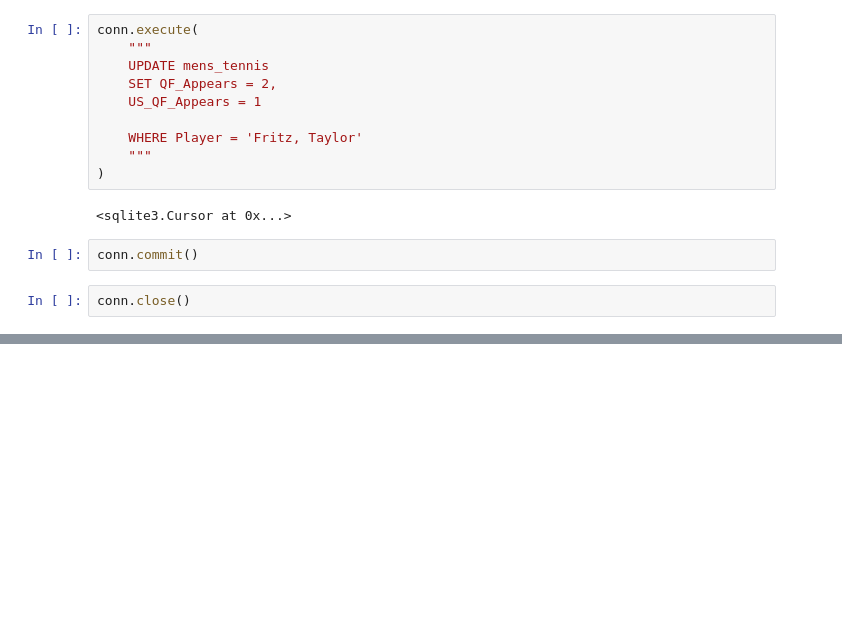
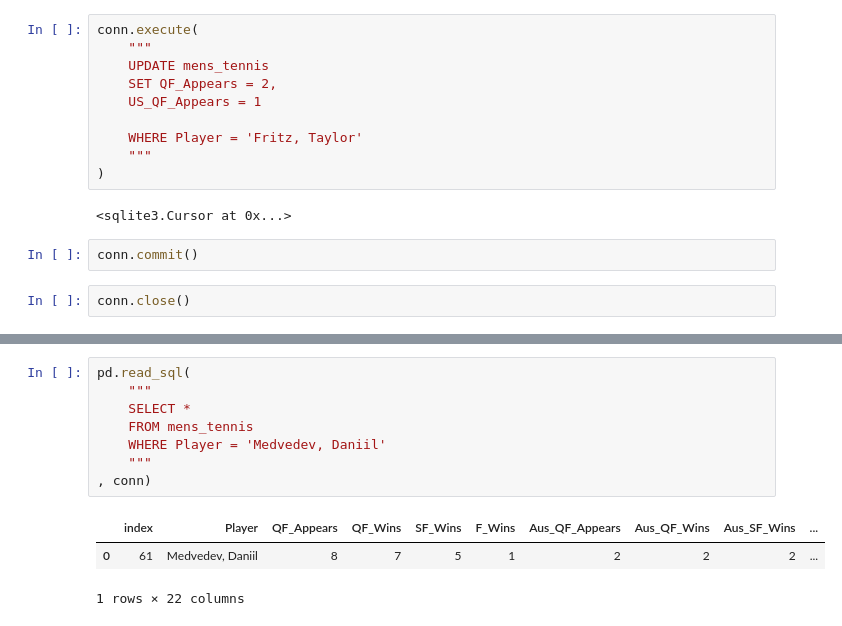
Before and after one commit to gadamico/Sports-Data, a Jupyter notebook: mens_singles_tennis/notebooks/scratch-tennis-db-updating2.ipynb, the cells around one changed output, grey strips where cells are left out. Saved outputs shown, nothing was run; the diff lists cells and outputs as text; blank space fills up the shorter version.

```diff
--- a/mens_singles_tennis/notebooks/scratch-tennis-db-updating2.ipynb
+++ b/mens_singles_tennis/notebooks/scratch-tennis-db-updating2.ipynb
@@ -584,0 +704,12 @@ conn.close()
+# %%
+pd.read_sql(
+    """
+    SELECT *
+    FROM mens_tennis
+    WHERE Player = 'Medvedev, Daniil'
+    """
+, conn)
+# %% [output]
+|  | index | Player | QF_Appears | QF_Wins | SF_Wins | F_Wins | Aus_QF_Appears | Aus_QF_Wins | Aus_SF_Wins | ... |
+| 0 | 61 | Medvedev, Daniil | 8 | 7 | 5 | 1 | 2 | 2 | 2 | ... |
+1 rows × 22 columns
```
Also changed, not shown: parts of 21 cells of this notebook, 1 other file.
